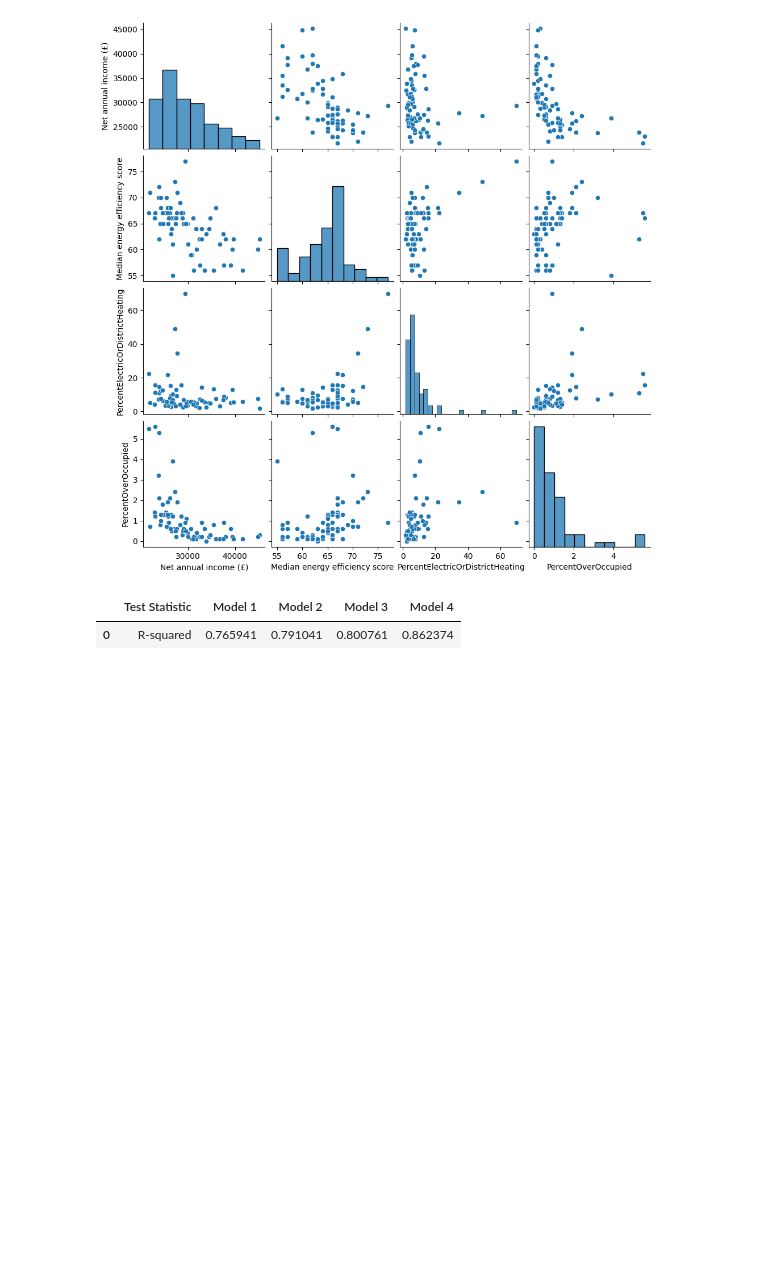
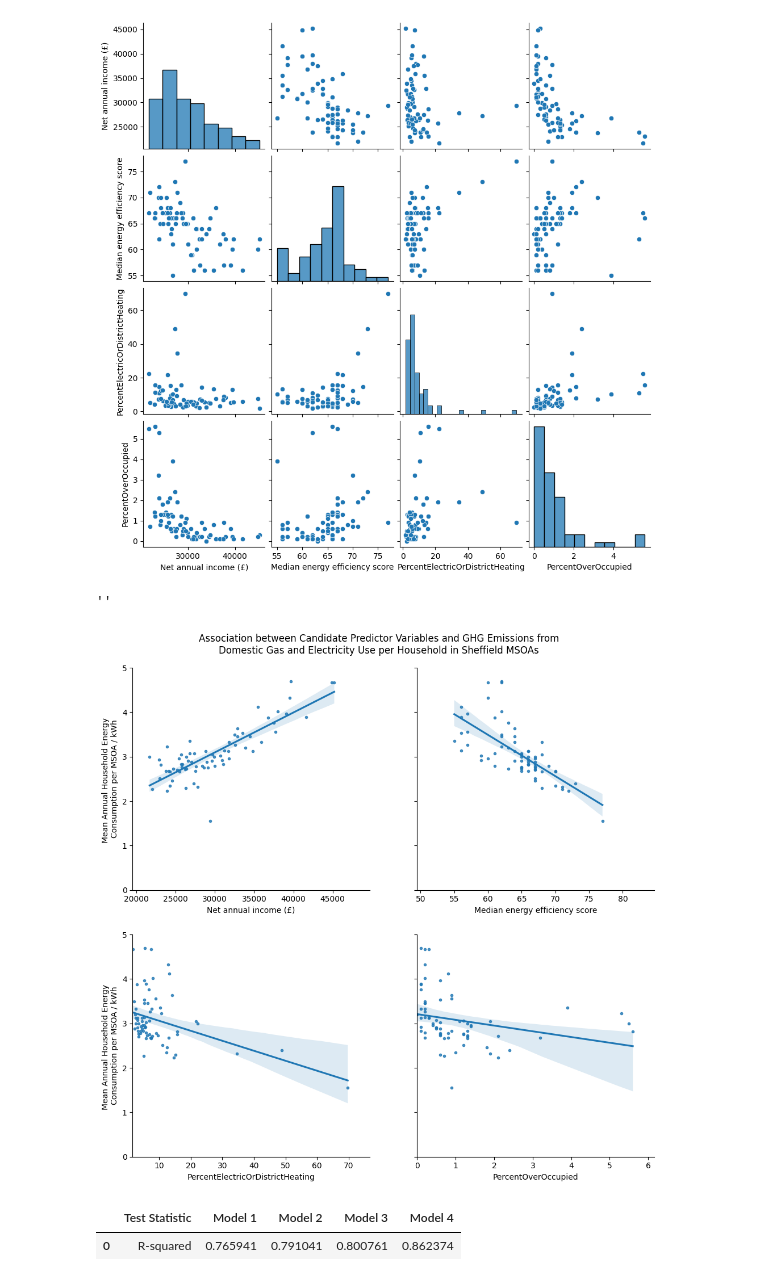
Before and after one commit to jwsn8667/GEOG5003M, a Jupyter notebook: GEOG5003_A2_201913950.ipynb, the cells around one changed output. Cells and saved outputs as stored; diff of their text form; code cells hidden in the pictures; blank space fills up the shorter version.

```diff
--- a/GEOG5003_A2_201913950.ipynb
+++ b/GEOG5003_A2_201913950.ipynb
@@ -623,6 +623,40 @@ y4 = Model_Variables4['GHG Emissions / tCO2e per household']
 sns.pairplot(data=All_Variables[['Net annual income (£)','Median energy efficiency score','PercentElectricOrDistrictHeating', 'PercentOverOccupied']]);
 # %% [output]
 [figure]
+# %%
+# @title
+# Plotting association between candidate predictor variables and the outcome variable: exploratory data analysis OLS regression
+
+# Subsetting variables by the candidate predictor variables in the least parsimonious model, Model 4
+df = All_Variables[Model_Variables4.columns.to_list()].reset_index().rename(columns={'index':'MSOA code'})
+
+# Transforming data into 'long' form, so that each predictor variable can be mapped as a facet of the lmplot FacetGrid
+melt = pd.melt(df, id_vars=['MSOA code','GHG Emissions / tCO2e per household'])
+
+# Plotting multiple regression plots using seaborn lmplot
+g = sns.lmplot(data=melt, x='value', y='GHG Emissions / tCO2e per household', col='variable', seed=42, facet_kws={'sharey': True, 'sharex': False}, col_wrap=2, markers='.')
+
+# Dropping automatically assigned facet titles
+g.set_titles('')
+
+# Setting y axis limits
+g.set(ylim=(0, 5), ylabel='Mean Annual Household Energy \nConsumption per MSOA / kWh')
+
+# Looping facets to set x limits and axis labels independently for each predictor variable
+for i in range (0, 4):
+
+    g.axes[i].set_xlabel(df.columns[i+2], fontsize=10)
+    g.axes[i].set(xlim=(df[df.columns[i+2]].min()*0.9, df[df.columns[i+2]].max()*1.1))
+
+# Setting a figure title
+g.fig.suptitle('Association between Candidate Predictor Variables and GHG Emissions from\nDomestic Gas and Electricity Use per Household in Sheffield MSOAs', fontsize=12)
+
+# Adjusting the layout of the FacetGrid
+g.fig.subplots_adjust(top=.92, wspace=0.2, hspace=0.2)
+;
+# %% [output]
+''
+[figure, added]
 # %%
 # @title
 # Fitting a multiple linear regression model for each subset of predictor variables
```
Also changed, not shown: parts of 12 cells of this notebook.
